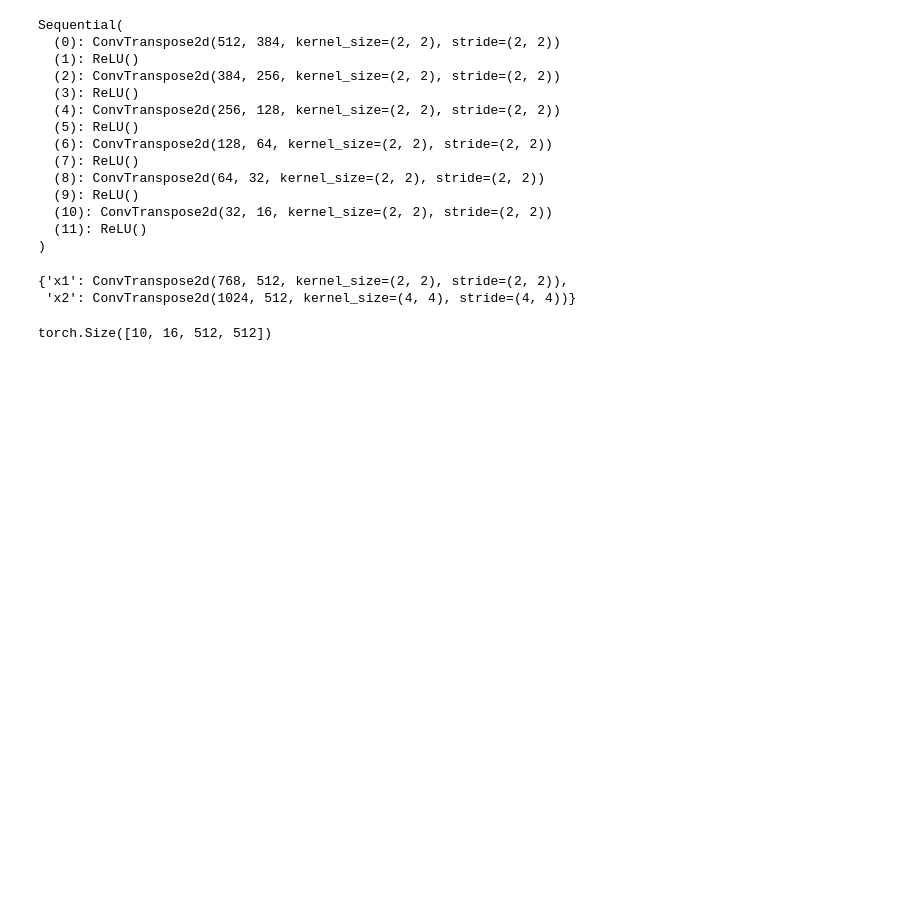
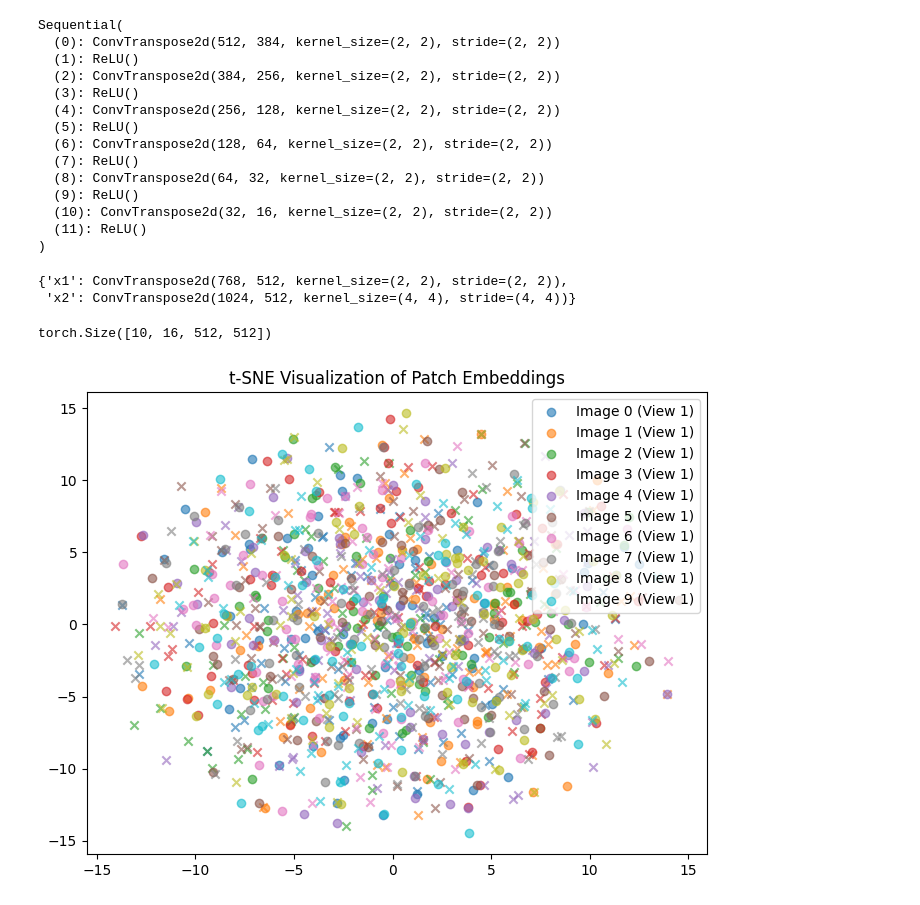
Before and after one commit to sccthomas/ECM3401_Individual_Project, a Jupyter notebook: sandbox.ipynb, the cells around one changed output. Saved outputs shown, nothing was run; the diff lists cells and outputs as text; code cells hidden in the pictures; blank space fills up the shorter version.

```diff
--- a/sandbox.ipynb
+++ b/sandbox.ipynb
@@ -43,14 +42,9 @@ x1.shape
 import torch
 import torch.nn as nn
 
-frame = 32
-max_dims = 1024
-x1 = torch.randn(10, 1024, 8, 8)  # 32x32 Patches
-x2 = torch.randn(10, 768, 16, 16)  #16x16 Patches
-x3 = torch.randn(10, 512, 32, 32)  #8x8 Patches
+x1 = torch.randn(10, 512, 32, 32)
 
-# The goal is to get x1 to be the same shape as x2
-
-x = nn.ConvTranspose2d(1024, 512, kernel_size=4, stride=4)(x1)  # 32x32 -> 16x16
+x = nn.Conv2d(512, 1024, kernel_size=2, stride=2)(x1)  # 32x32 -> 16x16
 print(x.shape)
+nn.BatchNorm2d(1024)(x).shape
 # %% [output]
@@ -379,0 +391,54 @@ torch.Size([10, 16, 512, 512])
+# %%
+import torch
+
+
+def visualize_tsne(x1, x2, num_images=10, title="t-SNE Visualization of Patch Embeddings"):
+    """
+    Visualizes patch embeddings using t-SNE with positive and negative pairs.
+
+    :param x1: Patch embeddings for first augmented view, shape [B, P, E]
+    :param x2: Patch embeddings for second augmented view, shape [B, P, E]
+    :param num_images: Number of images to plot for clarity.
+    :param title: Title of the plot.
+    """
+    B, P, E = x1.shape  # Batch, Patches, Embedding Dim
+
+    # Flatten patch embeddings to [B*P, E]
+    x1_flat = x1.view(B * P, E).cpu().numpy()
+    x2_flat = x2.view(B * P, E).cpu().numpy()
+
+    # Combine embeddings for t-SNE visualization
+    embeddings = np.concatenate([x1_flat, x2_flat], axis=0)  # Shape: [2B*P, E]
+
+    # Create labels
+    labels = np.concatenate([np.arange(B).repeat(P), np.arange(B).repeat(P)])  # Shape: [2B*P]
+
+    # Apply t-SNE
+    tsne = TSNE(n_components=2, perplexity=30, random_state=42)
+    embeddings_2d = tsne.fit_transform(embeddings)
+
+    # Plot
+    plt.figure(figsize=(8, 6))
+    cmap = plt.get_cmap("tab10")  # Different colors for different images
+
+    for i in range(num_images):  # Only plot a subset for clarity
+        idxs_x1 = np.where(labels == i)[0][:P]  # First augmentation
+        idxs_x2 = np.where(labels == i)[0][P:2 * P]  # Second augmentation
+
+        plt.scatter(embeddings_2d[idxs_x1, 0], embeddings_2d[idxs_x1, 1], color=cmap(i), label=f'Image {i} (View 1)',
+                    alpha=0.6, marker='o')
+        plt.scatter(embeddings_2d[idxs_x2, 0], embeddings_2d[idxs_x2, 1], color=cmap(i), alpha=0.6, marker='x')
+
+    plt.legend()
+    plt.title(title)
+    plt.show()
+
+
+# Example usage
+B, P, E = 16, 64, 128  # Example batch size, patches, embedding dim
+x1 = torch.randn(B, P, E)  # Simulated patch embeddings for first view
+x2 = torch.randn(B, P, E)  # Simulated patch embeddings for second view
+
+visualize_tsne(x1, x2, num_images=10)
+# %% [output]
+[figure, added]
```
Also changed, not shown: parts of 8 cells of this notebook, 15 other files.
